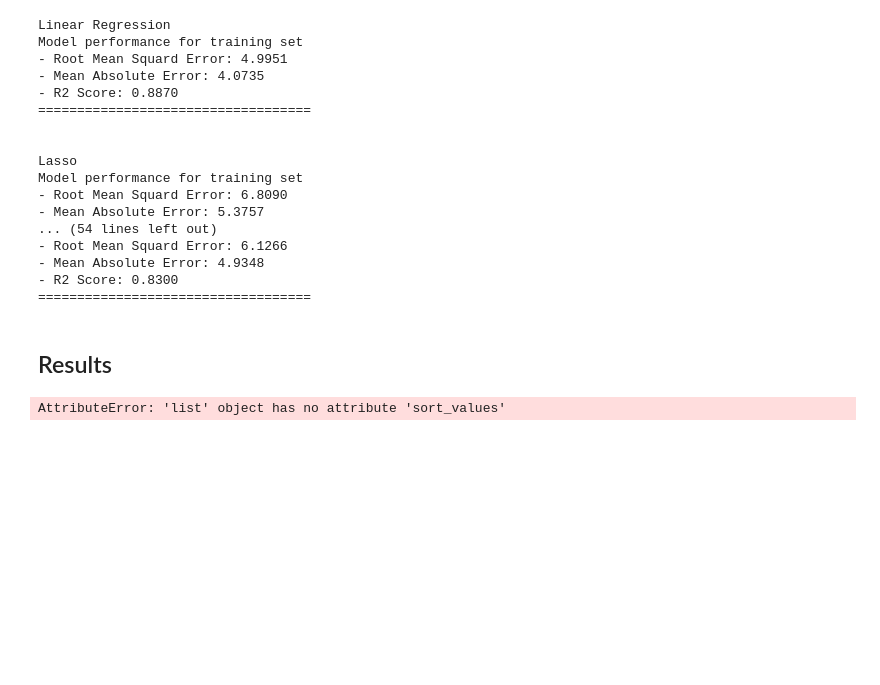
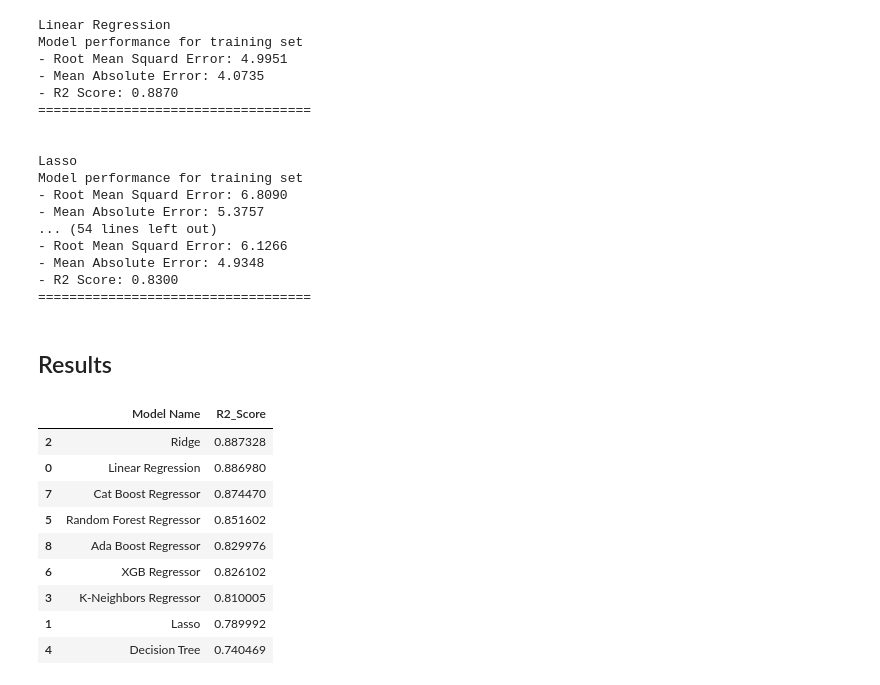
Before and after one commit to Madushani-Weerasekara/EndToEndMLProject, a Jupyter notebook: src/notebook/2. MODEL TRAINING.ipynb, the cells around one changed output. Cells and saved outputs as stored; diff of their text form; code cells hidden in the pictures; blank space fills up the shorter version.

```diff
--- a/src/notebook/2. MODEL TRAINING.ipynb
+++ b/src/notebook/2. MODEL TRAINING.ipynb
@@ -194,6 +194,15 @@ Model performance for training set
 # %% [markdown]
 ## Results
 # %%
-pd.DataFrame(list(zip(model_list, r2_list)), columns=['Model Name', 'R2 Score'].sort_values(by=["R2_score"], ascending=False))
+pd.DataFrame(list(zip(model_list, r2_list)), columns=['Model Name', 'R2_Score']).sort_values(by=["R2_Score"], ascending=False)
 # %% [output]
-AttributeError: 'list' object has no attribute 'sort_values'
+|  | Model Name | R2_Score |
+| 2 | Ridge | 0.887328 |
+| 0 | Linear Regression | 0.886980 |
+| 7 | Cat Boost Regressor | 0.874470 |
+| 5 | Random Forest Regressor | 0.851602 |
+| 8 | Ada Boost Regressor | 0.829976 |
+| 6 | XGB Regressor | 0.826102 |
+| 3 | K-Neighbors Regressor | 0.810005 |
+| 1 | Lasso | 0.789992 |
+| 4 | Decision Tree | 0.740469 |
```
Also changed, not shown: parts of 4 cells of this notebook.
